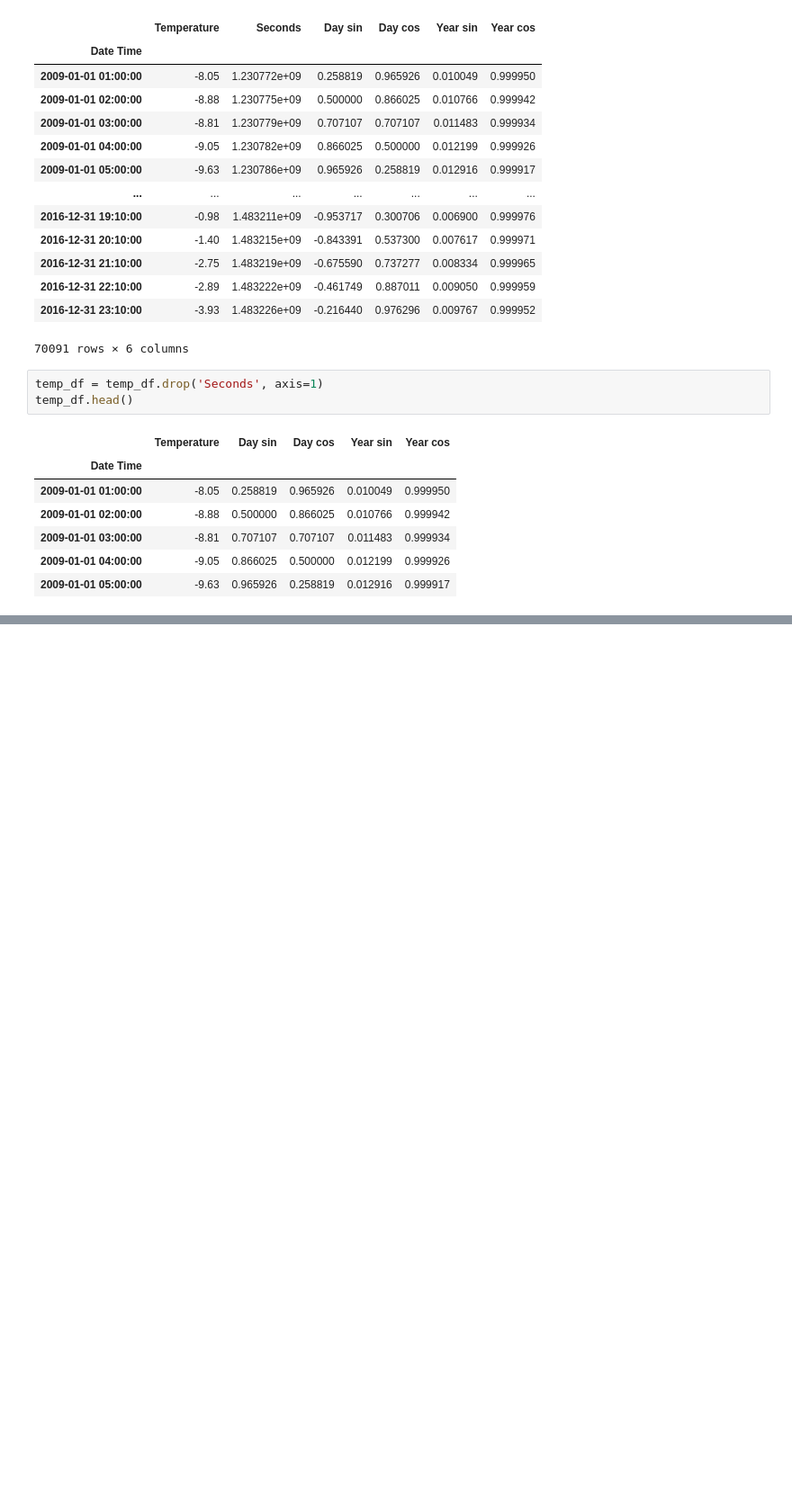
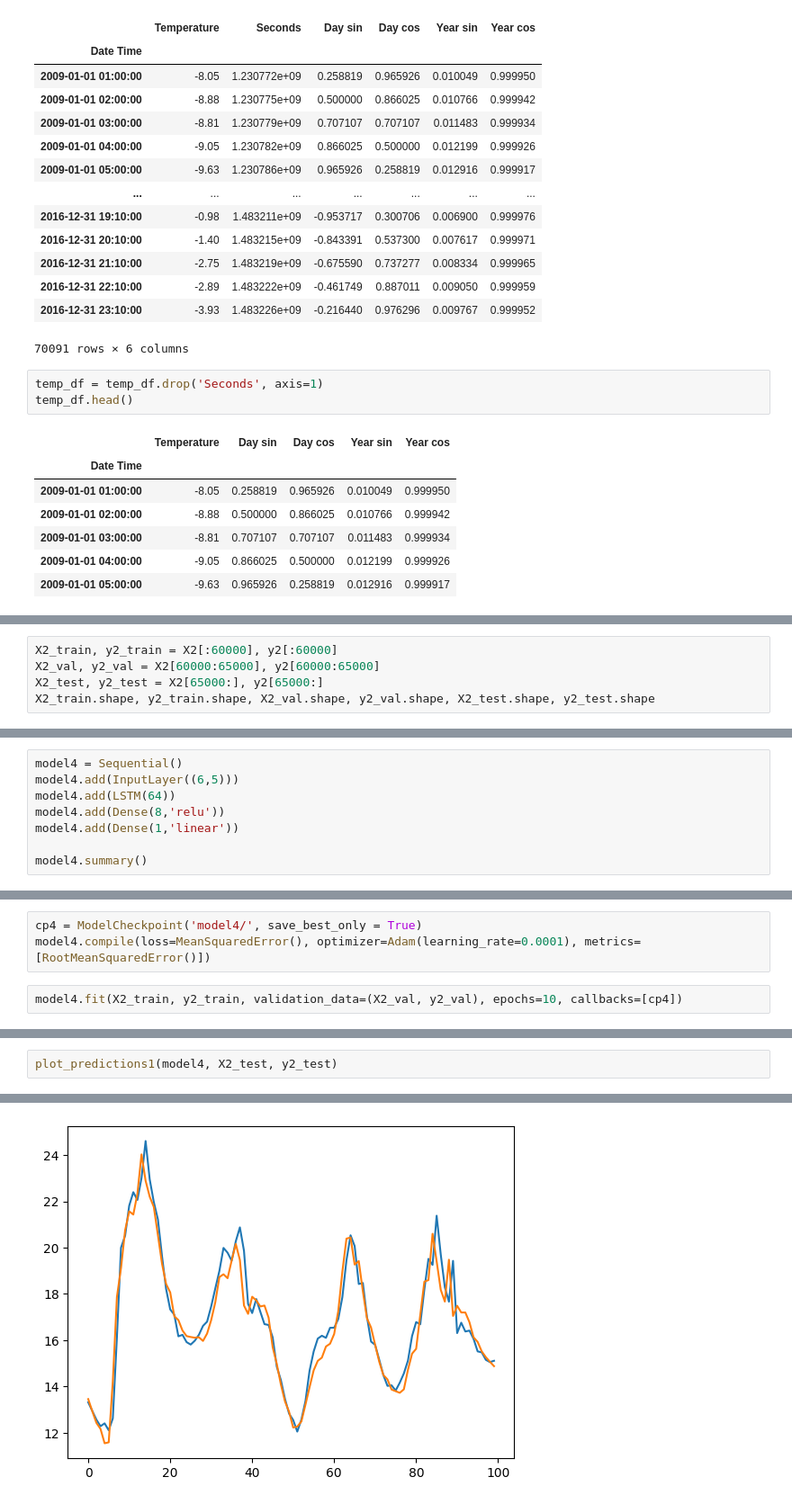
Before and after one commit to zinseo964/Predict_Temperature_through_LSTM, a Jupyter notebook: LSTM,_GRU_Time_Series_Forecasting.ipynb, the cells around one changed output, grey strips where cells are left out. Shown: that part at 90% size. Drawn from its saved outputs; the diff is of its cells as text; blank space fills up the shorter version.

```diff
--- a/LSTM,_GRU_Time_Series_Forecasting.ipynb
+++ b/LSTM,_GRU_Time_Series_Forecasting.ipynb
@@ -444,0 +447,5 @@ temp_df.head()
+# %%
+X2_train, y2_train = X2[:60000], y2[:60000]
+X2_val, y2_val = X2[60000:65000], y2[60000:65000]
+X2_test, y2_test = X2[65000:], y2[65000:]
+X2_train.shape, y2_train.shape, X2_val.shape, y2_val.shape, X2_test.shape, y2_test.shape
@@ -444,0 +483,8 @@ temp_df.head()
+# %%
+model4 = Sequential()
+model4.add(InputLayer((6,5)))
+model4.add(LSTM(64))
+model4.add(Dense(8,'relu'))
+model4.add(Dense(1,'linear'))
+
+model4.summary()
@@ -444,0 +507,5 @@ temp_df.head()
+# %%
+cp4 = ModelCheckpoint('model4/', save_best_only = True)
+model4.compile(loss=MeanSquaredError(), optimizer=Adam(learning_rate=0.0001), metrics=[RootMeanSquaredError()])
+# %%
+model4.fit(X2_train, y2_train, validation_data=(X2_val, y2_val), epochs=10, callbacks=[cp4])
@@ -444,0 +534,3 @@ temp_df.head()
+# %%
+plot_predictions1(model4, X2_test, y2_test)
+# %% [output]
@@ -444,0 +553 @@ temp_df.head()
+[figure, added]
```
Also changed, not shown: parts of 47 cells of this notebook.
